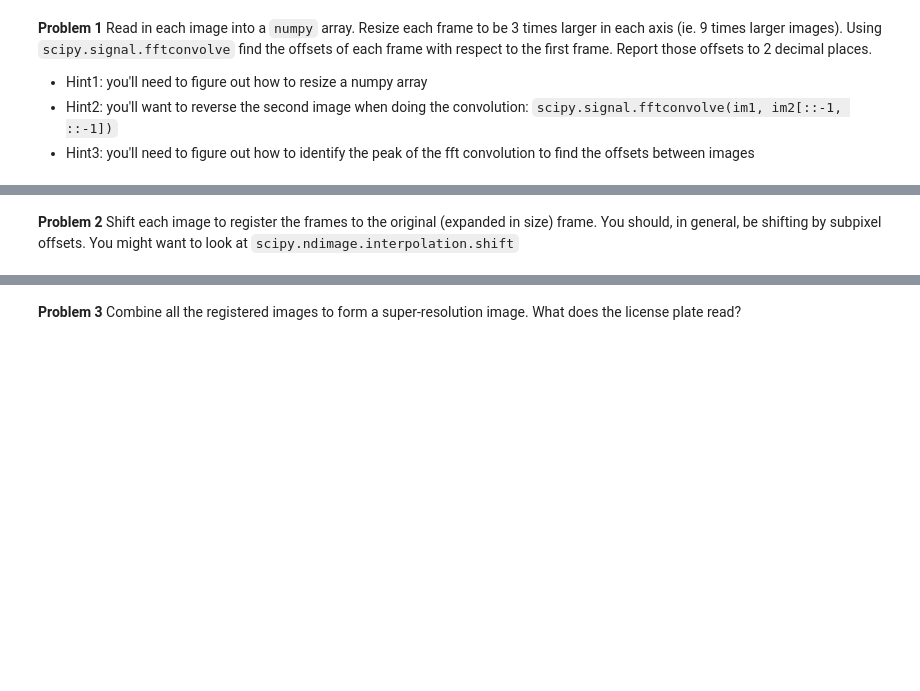
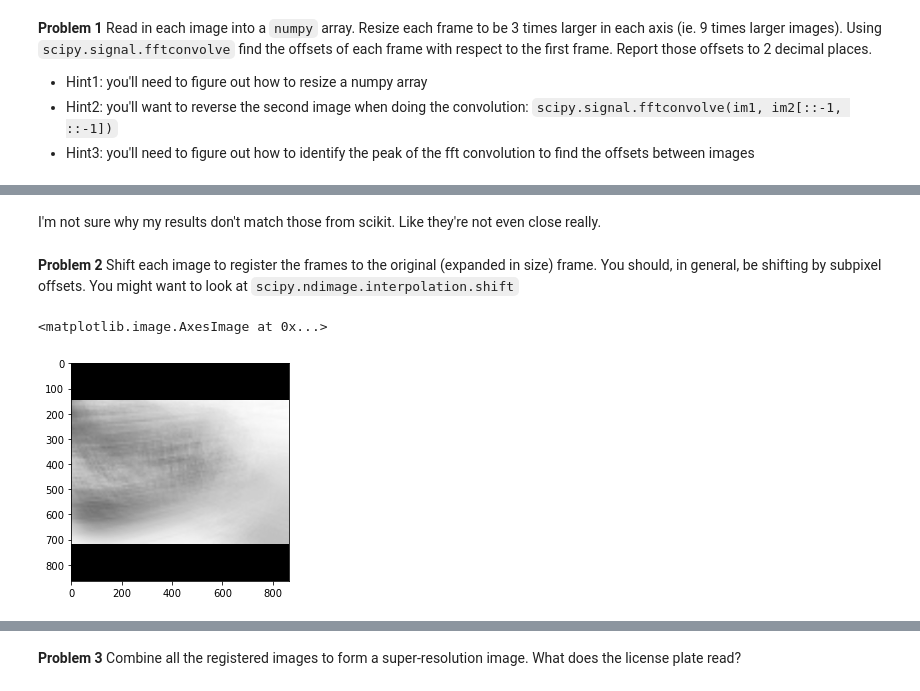
Before and after one commit to smerdis/mukerji-ay250, a Jupyter notebook: hw_1/hw_1_assignment.ipynb, the cells around one changed output, grey strips where cells are left out. Drawn from its saved outputs; the diff is of its cells as text; code cells hidden in the pictures; blank space fills up the shorter version.

```diff
--- a/hw_1/hw_1_assignment.ipynb
+++ b/hw_1/hw_1_assignment.ipynb
@@ -70,0 +103,19 @@ tar -xvzf homework1_data.tgz  # do NOT check this files into git...
+# %%
+def xcorr_img(im1, im2):
+    #subtract the mean first (bc stackoverflow said so)
+    #im1 -= np.mean(im1)
+    #im2 -= np.mean(im2)
+    return signal.fftconvolve(im1, im2[::-1, ::-1], mode='same')
+
+def brightest(cross):
+    '''Gives coordinates of the brightest pixel (for use on cross-correlation images)'''
+    return np.unravel_index(np.argmax(cross), cross.shape)
+
+ox, oy = brightest(xcorr_img(im1, im1))
+
+def shift(cross):
+    global ox, oy
+    brightx, brighty = brightest(cross)
+    return brightx-ox, brighty-oy
+
+shifts = np.asarray([shift(xcorr_img(im1, data[..., i])) for i in range(n_images)])
@@ -70,0 +142,5 @@ tar -xvzf homework1_data.tgz  # do NOT check this files into git...
+# %%
+#what does scikit say?
+shifts_scikit = np.empty_like(shifts)
+for i in range(n_images):
+    shifts_scikit[i] = register_translation(im1, data[..., i])[0]
@@ -71,2 +167,17 @@ tar -xvzf homework1_data.tgz  # do NOT check this files into git...
+# %% [markdown]
+I'm not sure why my results don't match those from scikit. Like they're not even close really.
 # %% [markdown]
 **Problem 2** Shift each image to register the frames to the original (expanded in size) frame. You should, in general, be shifting by subpixel offsets. You might want to look at `scipy.ndimage.interpolation.shift`
+# %%
+reg_data = data
+reg_data_sk = data
+reg_data[..., i] = ndimage.shift(data[..., i], shifts[i])
+reg_data_sk[..., i] = ndimage.shift(data[..., i], shifts_scikit[i])
+# %%
+avg = np.mean(reg_data, axis=-1)
+sum_img = np.sum(reg_data, axis=-1)
+# %%
+plt.imshow(sum_img)
+# %% [output]
+<matplotlib.image.AxesImage at 0x...>
+[figure, added]
```
Also changed, not shown: parts of 9 cells of this notebook, 9 other files.
